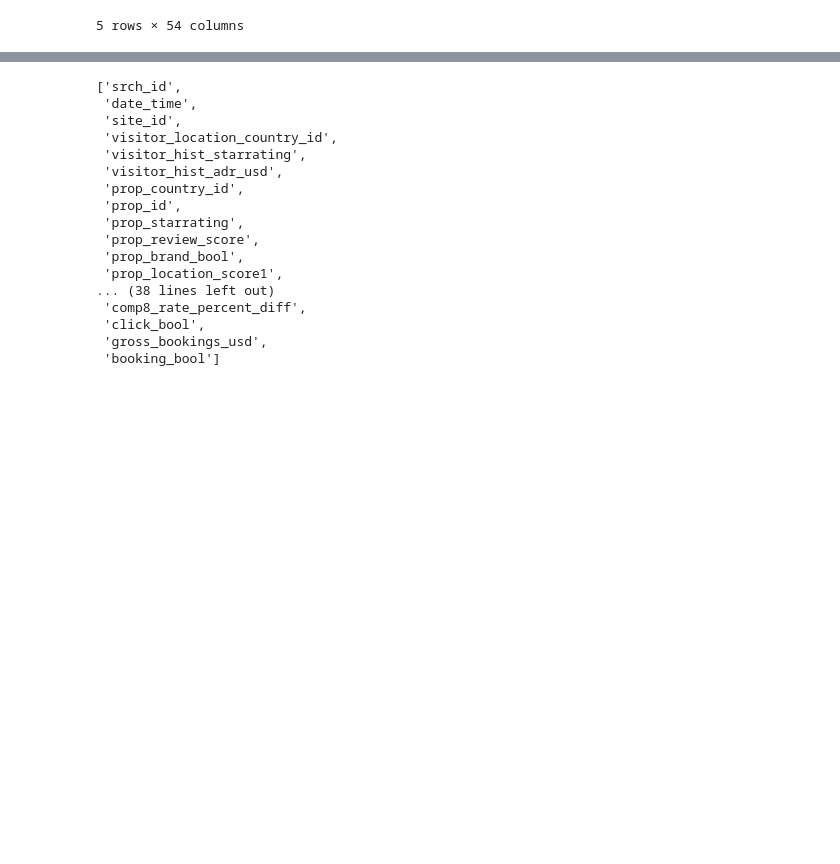
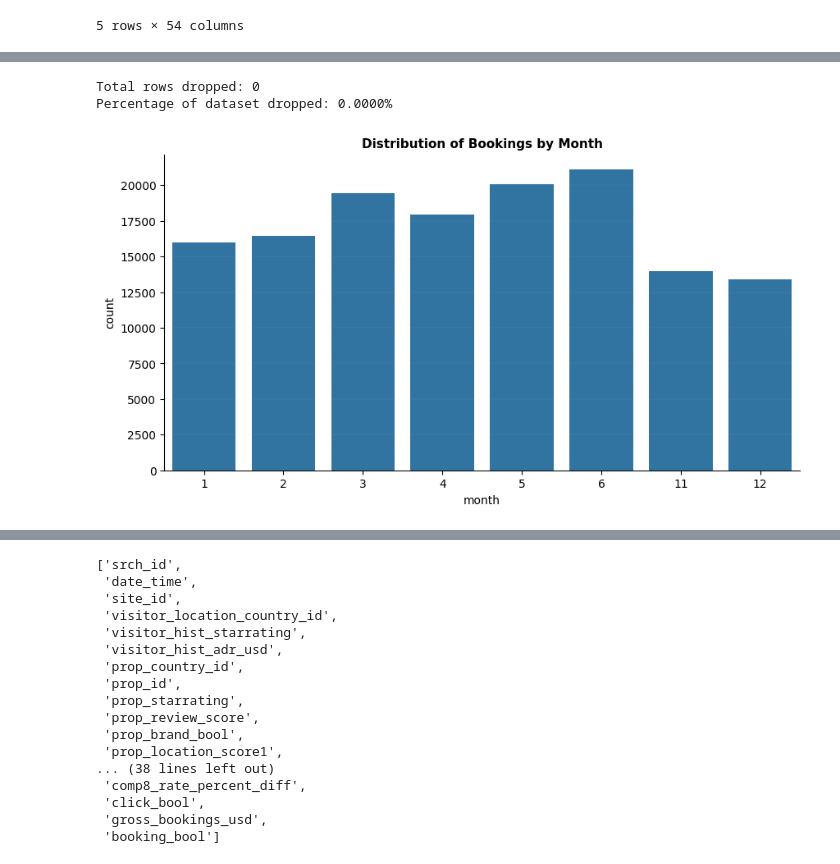
Before and after one commit to alicja-a-d/Data_Mining, a Jupyter notebook: A2/code/DMT_A2.ipynb, the cells around one changed output, grey strips where cells are left out. Saved outputs shown, nothing was run; the diff lists cells and outputs as text; code cells hidden in the pictures; blank space fills up the shorter version.

```diff
--- a/A2/code/DMT_A2.ipynb
+++ b/A2/code/DMT_A2.ipynb
@@ -33,14 +50,14 @@ CORAL  = "#D85A30"
 PURPLE = "#7F77DD"
 GRAY   = "#888780"
 # %%
-df = pd.read_csv("../data/training_set_VU_DM.csv")
+data_path = '/content/DMT_data'
+train_file = os.path.join(data_path, 'training_set_VU_DM.csv')
+test_file = os.path.join(data_path, 'test_set_VU_DM.csv')
+
+train_df = pd.read_csv(train_file)
+df = train_df.copy()
 display(df.head())
-test = pd.read_csv("../data/test_set_VU_DM.csv")
-
-
-df["time"] = pd.to_datetime(df["time"])
-df["date"] = pd.to_datetime(df["time"].dt.date)
-df["hour"] = df["time"].dt.hour
+#test = pd.read_csv(test_file)
 # %% [output]
 |  | srch_id | date_time | site_id | visitor_location_country_id | visitor_hist_starrating | visitor_hist_adr_usd | ... |
 | 0 | 1 | 2013-04-04 08:32:15 | 12 | 187 | NaN | NaN | ... |
@@ -71 +90,29 @@ booking_bool                         0
 dtype: int64
+# %%
+# checking if any rows are droppped due to datetime
+initial_count = len(df)
+df['date_time'] = pd.to_datetime(df['date_time'], errors='coerce')
+valid_count = df['date_time'].notna().sum()
+
+dropped_rows = initial_count - valid_count
+print(f"Total rows dropped: {dropped_rows}")
+print(f"Percentage of dataset dropped: {(dropped_rows / initial_count) * 100:.4f}%")
+# %% [output]
+Total rows dropped: 0
+Percentage of dataset dropped: 0.0000%
+# %%
+def get_datetime(data):
+    data['month'] = data['date_time'].dt.month
+    data['day_of_week'] = data['date_time'].dt.dayofweek
+    data['hour'] = data['date_time'].dt.hour
+    return data
+
+df = get_datetime(df)
+
+# booking distribution by month
+plt.figure(figsize=(10, 5))
+sns.countplot(data=df[df['booking_bool'] == 1], x='month')
+plt.title('Distribution of Bookings by Month')
+plt.show()
+# %% [output]
+[figure, added]
```
Also changed, not shown: parts of 10 cells of this notebook.
